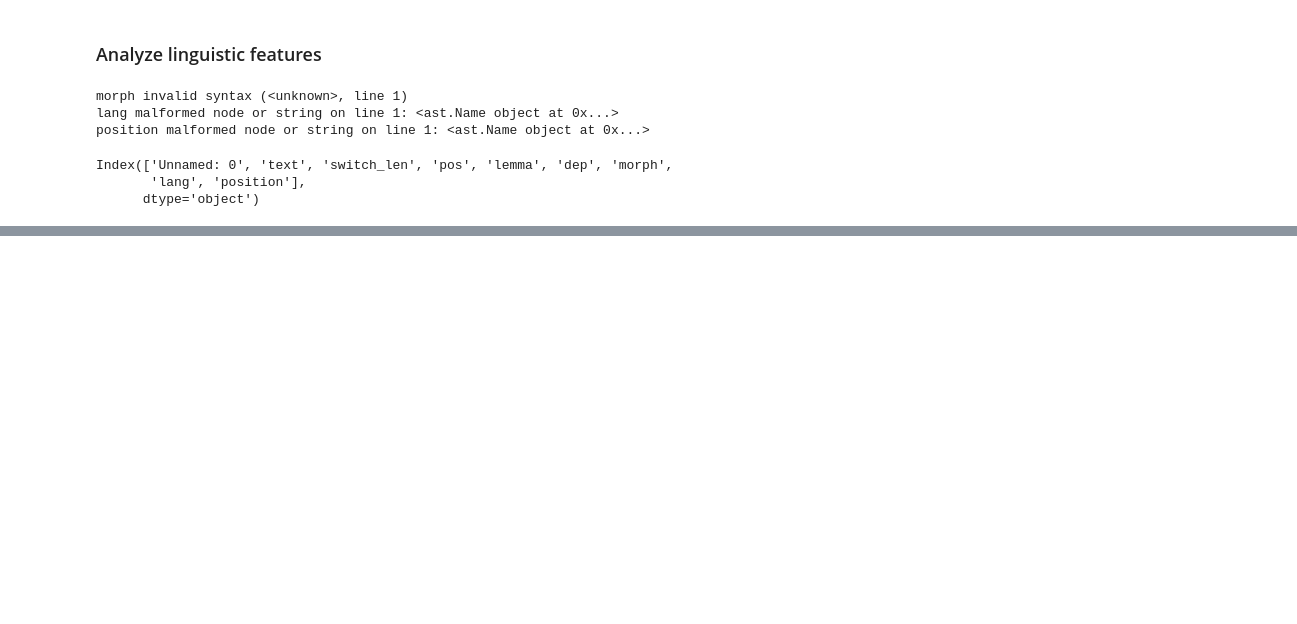
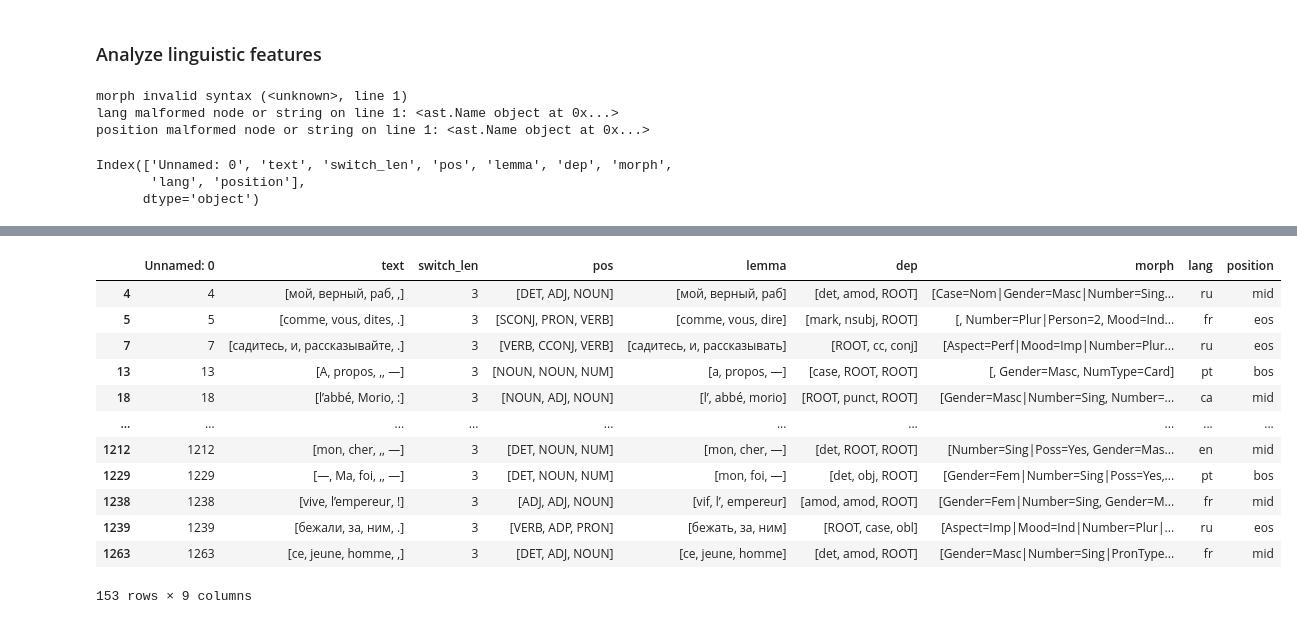
Before and after one commit to LydiaKoerber/cs-vojna-i-mir, a Jupyter notebook: scripts/analysis.ipynb, the cells around one changed output, grey strips where cells are left out. Drawn from its saved outputs; the diff is of its cells as text; code cells hidden in the pictures; blank space fills up the shorter version.

```diff
--- a/scripts/analysis.ipynb
+++ b/scripts/analysis.ipynb
@@ -201,0 +387,16 @@ Name: count, dtype: int64
+# %%
+feats[feats['switch_len'] == 3]
+# %% [output]
+|  | Unnamed: 0 | text | switch_len | pos | lemma | dep | morph | lang | position |
+| 4 | 4 | [мой, верный, раб, ,] | 3 | [DET, ADJ, NOUN] | [мой, верный, раб] | [det, amod, ROOT] | [Case=Nom|Gender=Masc|Number=Sing... | ru | mid |
+| 5 | 5 | [comme, vous, dites, .] | 3 | [SCONJ, PRON, VERB] | [comme, vous, dire] | [mark, nsubj, ROOT] | [, Number=Plur|Person=2, Mood=Ind... | fr | eos |
+| 7 | 7 | [садитесь, и, рассказывайте, .] | 3 | [VERB, CCONJ, VERB] | [садитесь, и, рассказывать] | [ROOT, cc, conj] | [Aspect=Perf|Mood=Imp|Number=Plur... | ru | eos |
+| 13 | 13 | [A, propos, ,, —] | 3 | [NOUN, NOUN, NUM] | [a, propos, —] | [case, ROOT, ROOT] | [, Gender=Masc, NumType=Card] | pt | bos |
+| 18 | 18 | [l’abbé, Morіo, :] | 3 | [NOUN, ADJ, NOUN] | [l’, abbé, morіo] | [ROOT, punct, ROOT] | [Gender=Masc|Number=Sing, Number=... | ca | mid |
+| ... | ... | ... | ... | ... | ... | ... | ... | ... | ... |
+| 1212 | 1212 | [mon, cher, ,, —] | 3 | [DET, NOUN, NUM] | [mon, cher, —] | [det, ROOT, ROOT] | [Number=Sing|Poss=Yes, Gender=Mas... | en | mid |
+| 1229 | 1229 | [—, Ma, foi, ,, —] | 3 | [DET, NOUN, NUM] | [mon, foi, —] | [det, obj, ROOT] | [Gender=Fem|Number=Sing|Poss=Yes,... | pt | bos |
+| 1238 | 1238 | [vive, l’empereur, !] | 3 | [ADJ, ADJ, NOUN] | [vif, l’, empereur] | [amod, amod, ROOT] | [Gender=Fem|Number=Sing, Gender=M... | fr | mid |
+| 1239 | 1239 | [бежали, за, ним, .] | 3 | [VERB, ADP, PRON] | [бежать, за, ним] | [ROOT, case, obl] | [Aspect=Imp|Mood=Ind|Number=Plur|... | ru | eos |
+| 1263 | 1263 | [ce, jeune, homme, ,] | 3 | [DET, ADJ, NOUN] | [ce, jeune, homme] | [det, amod, ROOT] | [Gender=Masc|Number=Sing|PronType... | fr | mid |
+153 rows × 9 columns
```
Also changed, not shown: parts of 22 cells of this notebook, 3 other files.
